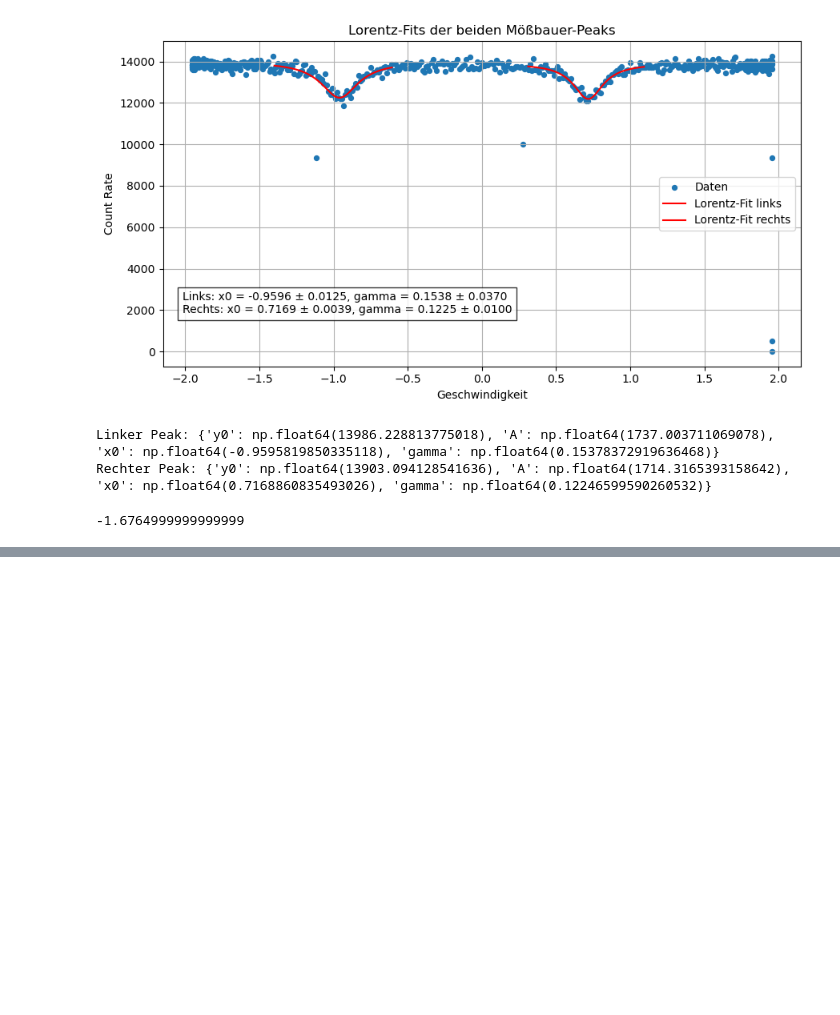
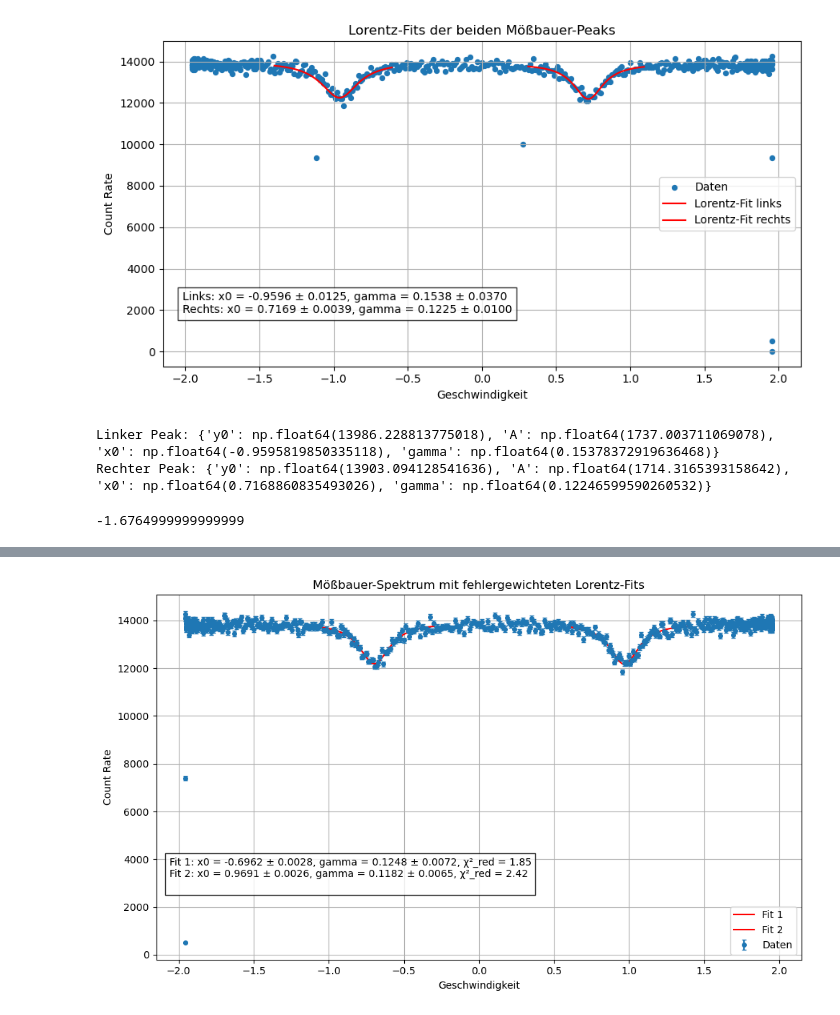
Before and after one commit to Darrenshan27/mossbauer, a Jupyter notebook: auswertung.ipynb, the cells around one changed output, grey strips where cells are left out. Saved outputs shown, nothing was run; the diff lists cells and outputs as text; code cells hidden in the pictures; blank space fills up the shorter version.

```diff
--- a/auswertung.ipynb
+++ b/auswertung.ipynb
@@ -684,0 +846,10 @@ velocities, counts, results = fit_lorentz_peaks(
+# %%
+velocities, counts, sigma_counts, results = fit_lorentz_peaks(
+    datei="Daten/AlphaIron_AbsorptionSpectrum_Folded_511.txt",
+    velocity_max=1.954,
+    n_fits=2,
+    centers=[-0.7, 1],
+    windows=[0.4, 0.4]
+)
+# %% [output]
+[figure, added]
```
Also changed, not shown: parts of 3 cells of this notebook.
